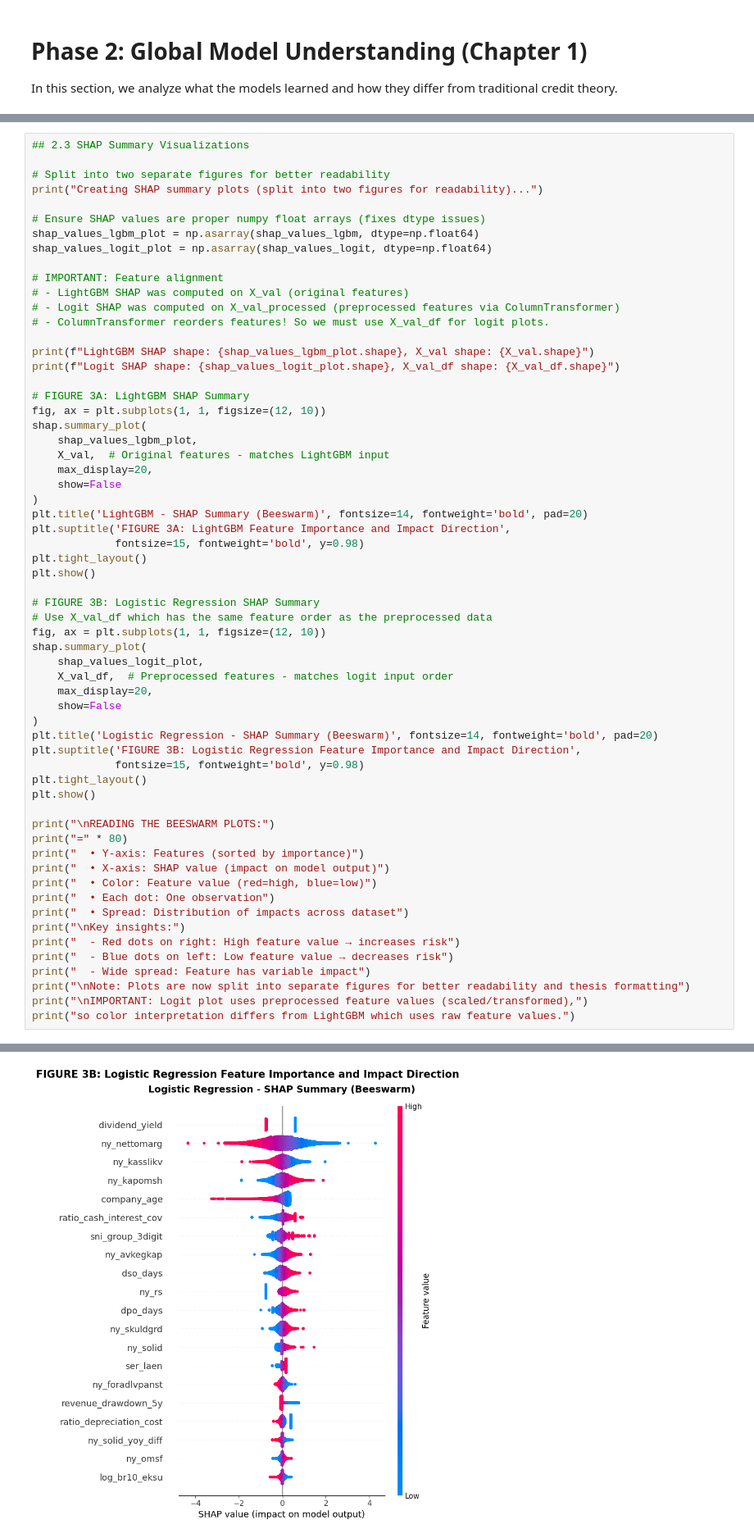
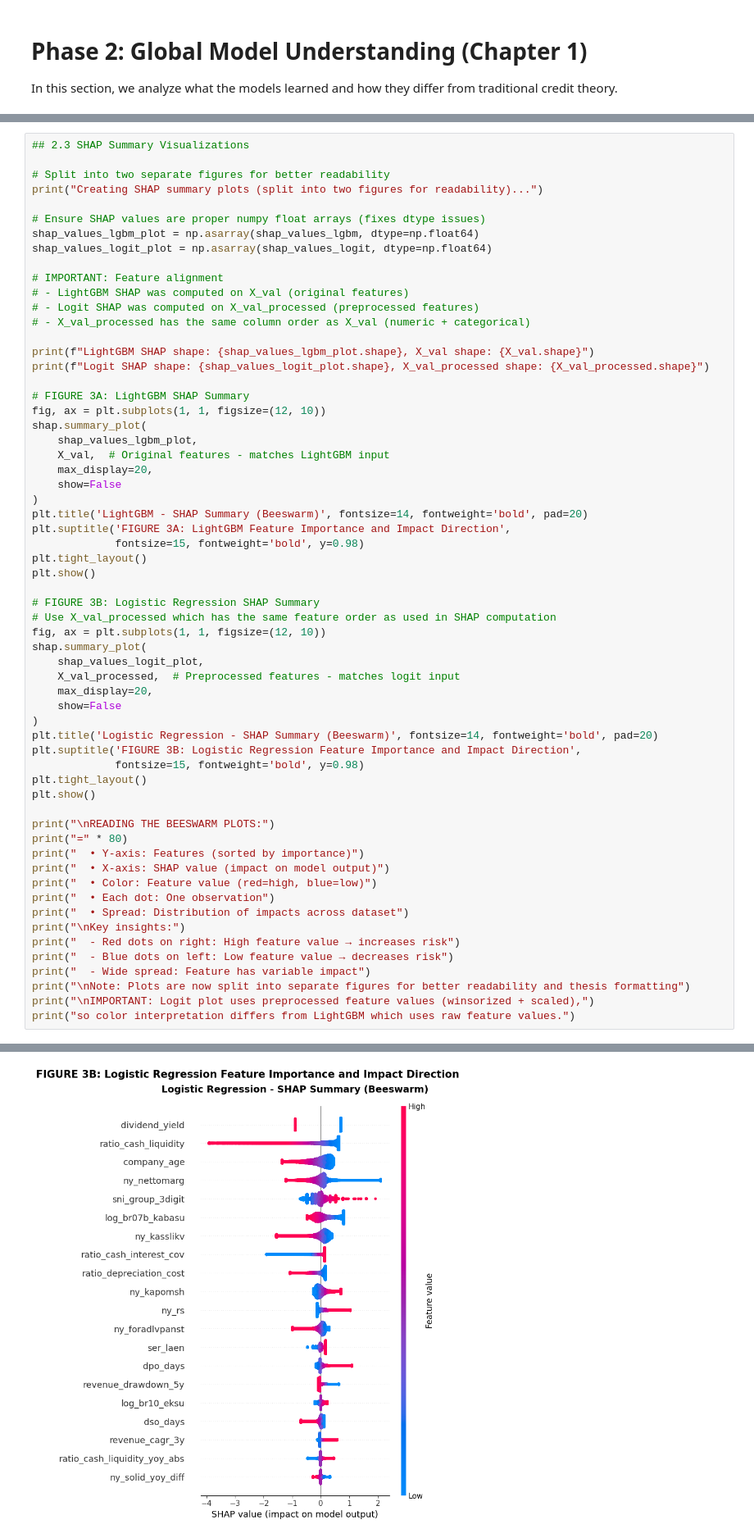
Before and after one commit to vilhelm-k/credit-risk-xai-thesis, a Jupyter notebook: notebooks/05a_xai_global.ipynb, the cells around one changed output, grey strips where cells are left out. Shown at 82% size. Cells and saved outputs as stored; diff of their text form.

```diff
--- a/notebooks/05a_xai_global.ipynb
+++ b/notebooks/05a_xai_global.ipynb
@@ -1222,11 +1423,11 @@ shap_values_logit_plot = np.asarray(shap_values_logit, dtype=np.float64)
 
 # IMPORTANT: Feature alignment
 # - LightGBM SHAP was computed on X_val (original features)
-# - Logit SHAP was computed on X_val_processed (preprocessed features via ColumnTransformer)
-# - ColumnTransformer reorders features! So we must use X_val_df for logit plots.
+# - Logit SHAP was computed on X_val_processed (preprocessed features)
+# - X_val_processed has the same column order as X_val (numeric + categorical)
 
 print(f"LightGBM SHAP shape: {shap_values_lgbm_plot.shape}, X_val shape: {X_val.shape}")
-print(f"Logit SHAP shape: {shap_values_logit_plot.shape}, X_val_df shape: {X_val_df.shape}")
+print(f"Logit SHAP shape: {shap_values_logit_plot.shape}, X_val_processed shape: {X_val_processed.shape}")
 
 # FIGURE 3A: LightGBM SHAP Summary
 fig, ax = plt.subplots(1, 1, figsize=(12, 10))
@@ -1243,11 +1444,11 @@ plt.tight_layout()
 plt.show()
 
 # FIGURE 3B: Logistic Regression SHAP Summary
-# Use X_val_df which has the same feature order as the preprocessed data
+# Use X_val_processed which has the same feature order as used in SHAP computation
 fig, ax = plt.subplots(1, 1, figsize=(12, 10))
 shap.summary_plot(
     shap_values_logit_plot,
-    X_val_df,  # Preprocessed features - matches logit input order
+    X_val_processed,  # Preprocessed features - matches logit input
     max_display=20,
     show=False
 )
@@ -1269,7 +1470,7 @@ print("  - Red dots on right: High feature value → increases risk")
 print("  - Blue dots on left: Low feature value → decreases risk")
 print("  - Wide spread: Feature has variable impact")
 print("\nNote: Plots are now split into separate figures for better readability and thesis formatting")
-print("\nIMPORTANT: Logit plot uses preprocessed feature values (scaled/transformed),")
+print("\nIMPORTANT: Logit plot uses preprocessed feature values (winsorized + scaled),")
 print("so color interpretation differs from LightGBM which uses raw feature values.")
 # %% [output]
 Creating SHAP summary plots (split into two figures for readability)...
@@ -1279,4 +1480,4 @@ Logit SHAP shape: (60830, 29), X_val_df shape: (60830, 29)
-[figure, old version]
+[figure, new version]
 READING THE BEESWARM PLOTS:
 ================================================================================
   • Y-axis: Features (sorted by importance)
```
Also changed, not shown: parts of 13 cells of this notebook, 7 other files.
